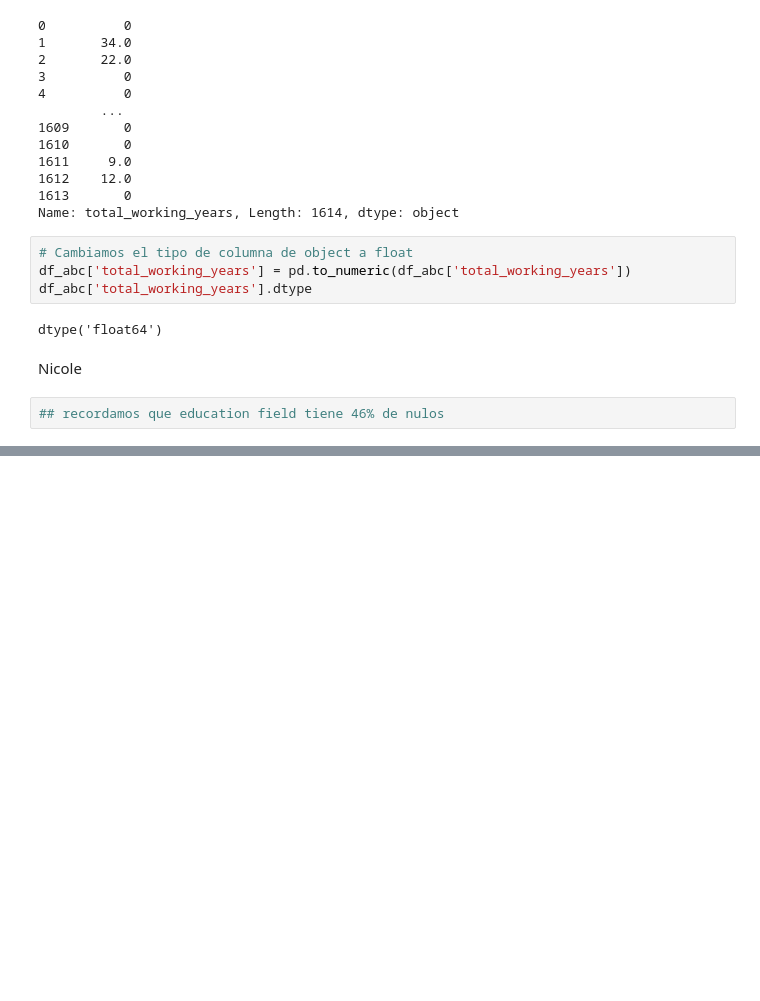
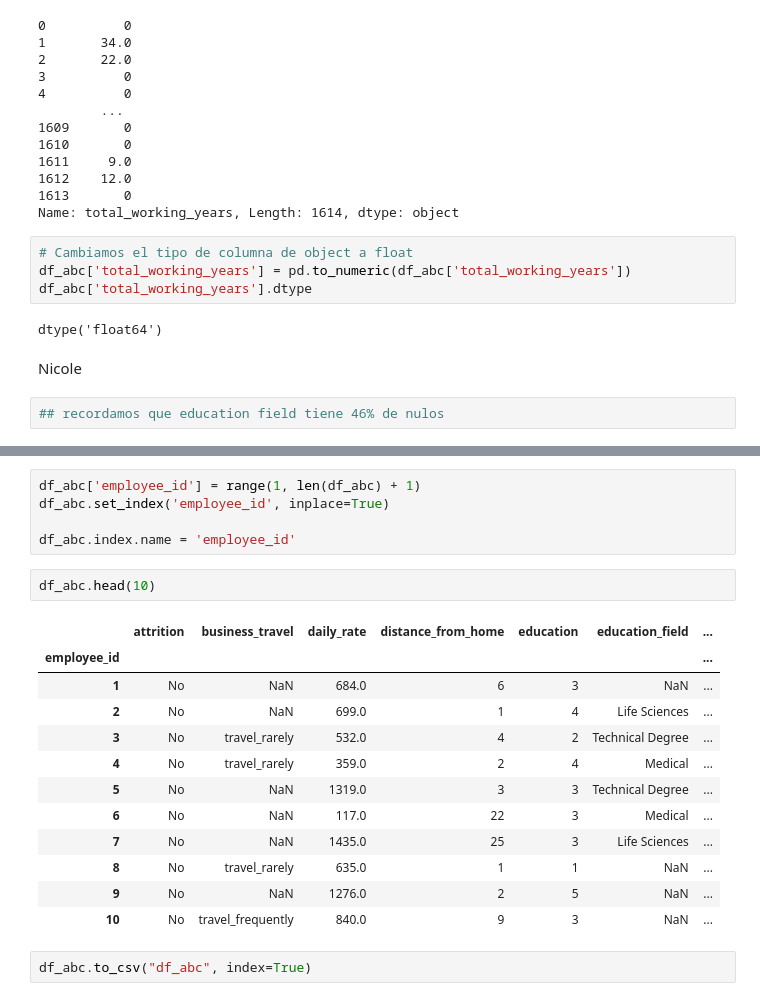
Before and after one commit to nicoleab1/proyecto-da-promo-b-modulo-3-team-2, a Jupyter notebook: proyecto optimizacion de talento.ipynb, the cells around one changed output, grey strips where cells are left out. Cells and saved outputs as stored; diff of their text form; blank space fills up the shorter version.

```diff
--- a/proyecto optimizacion de talento.ipynb
+++ b/proyecto optimizacion de talento.ipynb
@@ -379,0 +616,22 @@ Nicole
+# %%
+df_abc['employee_id'] = range(1, len(df_abc) + 1)
+df_abc.set_index('employee_id', inplace=True)
+
+df_abc.index.name = 'employee_id'
+# %%
+df_abc.head(10)
+# %% [output]
+|  | attrition | business_travel | daily_rate | distance_from_home | education | education_field | ... |
+| employee_id |  |  |  |  |  |  | ... |
+| 1 | No | NaN | 684.0 | 6 | 3 | NaN | ... |
+| 2 | No | NaN | 699.0 | 1 | 4 | Life Sciences | ... |
+| 3 | No | travel_rarely | 532.0 | 4 | 2 | Technical Degree | ... |
+| 4 | No | travel_rarely | 359.0 | 2 | 4 | Medical | ... |
+| 5 | No | NaN | 1319.0 | 3 | 3 | Technical Degree | ... |
+| 6 | No | NaN | 117.0 | 22 | 3 | Medical | ... |
+| 7 | No | NaN | 1435.0 | 25 | 3 | Life Sciences | ... |
+| 8 | No | travel_rarely | 635.0 | 1 | 1 | NaN | ... |
+| 9 | No | NaN | 1276.0 | 2 | 5 | NaN | ... |
+| 10 | No | travel_frequently | 840.0 | 9 | 3 | NaN | ... |
+# %%
+df_abc.to_csv("df_abc", index=True)
```
Also changed, not shown: parts of 23 cells of this notebook, 2 other files.
